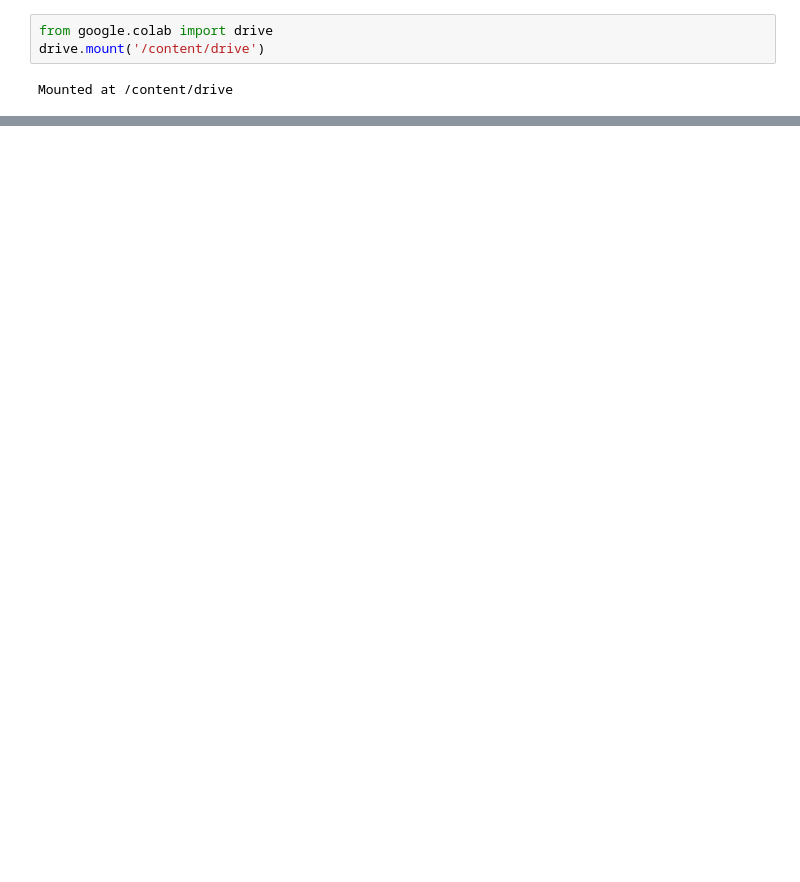
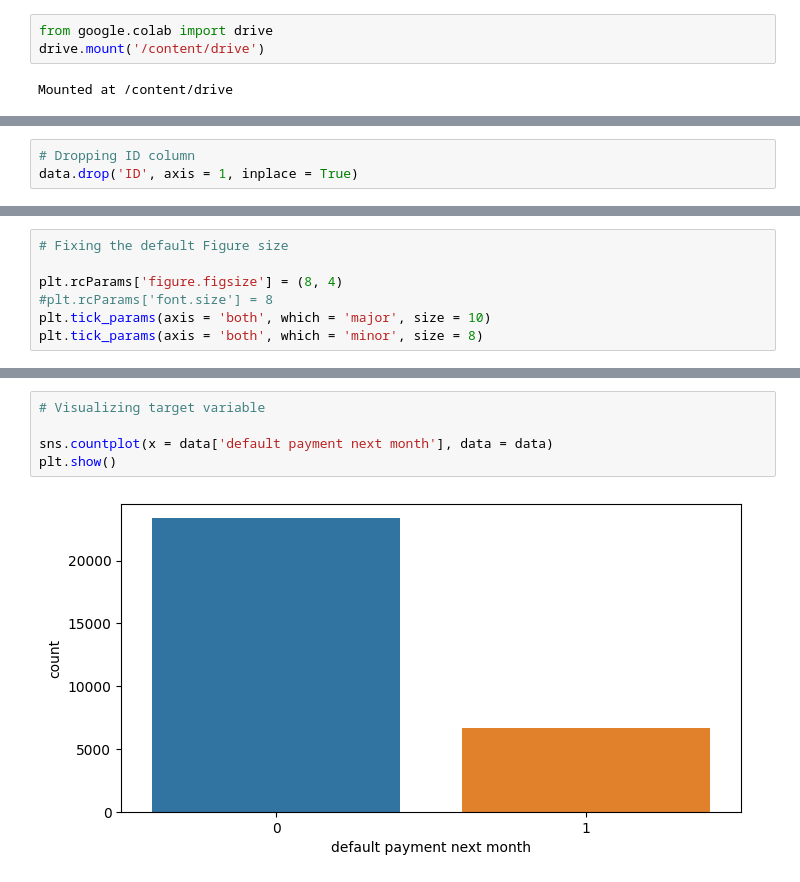
Before and after one commit to utkarshs75/Credit-Card-Default-Prediction, a Jupyter notebook: Credit_Card_Default_Prediction_Capstone_Project.ipynb, the cells around one changed output, grey strips where cells are left out. Saved outputs shown, nothing was run; the diff lists cells and outputs as text; blank space fills up the shorter version.

```diff
--- a/Credit_Card_Default_Prediction_Capstone_Project.ipynb
+++ b/Credit_Card_Default_Prediction_Capstone_Project.ipynb
@@ -62,0 +196,3 @@ data.shape
+# %%
+# Dropping ID column
+data.drop('ID', axis = 1, inplace = True)
@@ -63,3 +203,10 @@ data.shape
+# %%
+# Fixing the default Figure size
+
+plt.rcParams['figure.figsize'] = (8, 4)
+#plt.rcParams['font.size'] = 8
+plt.tick_params(axis = 'both', which = 'major', size = 10)
+plt.tick_params(axis = 'both', which = 'minor', size = 8)
 # %%
 data.info()
 # %% [output]
@@ -138,0 +230,7 @@ data.describe()
+# %%
+# Visualizing target variable
+
+sns.countplot(x = data['default payment next month'], data = data)
+plt.show()
+# %% [output]
+[figure, added]
```
Also changed, not shown: parts of 21 cells of this notebook.
